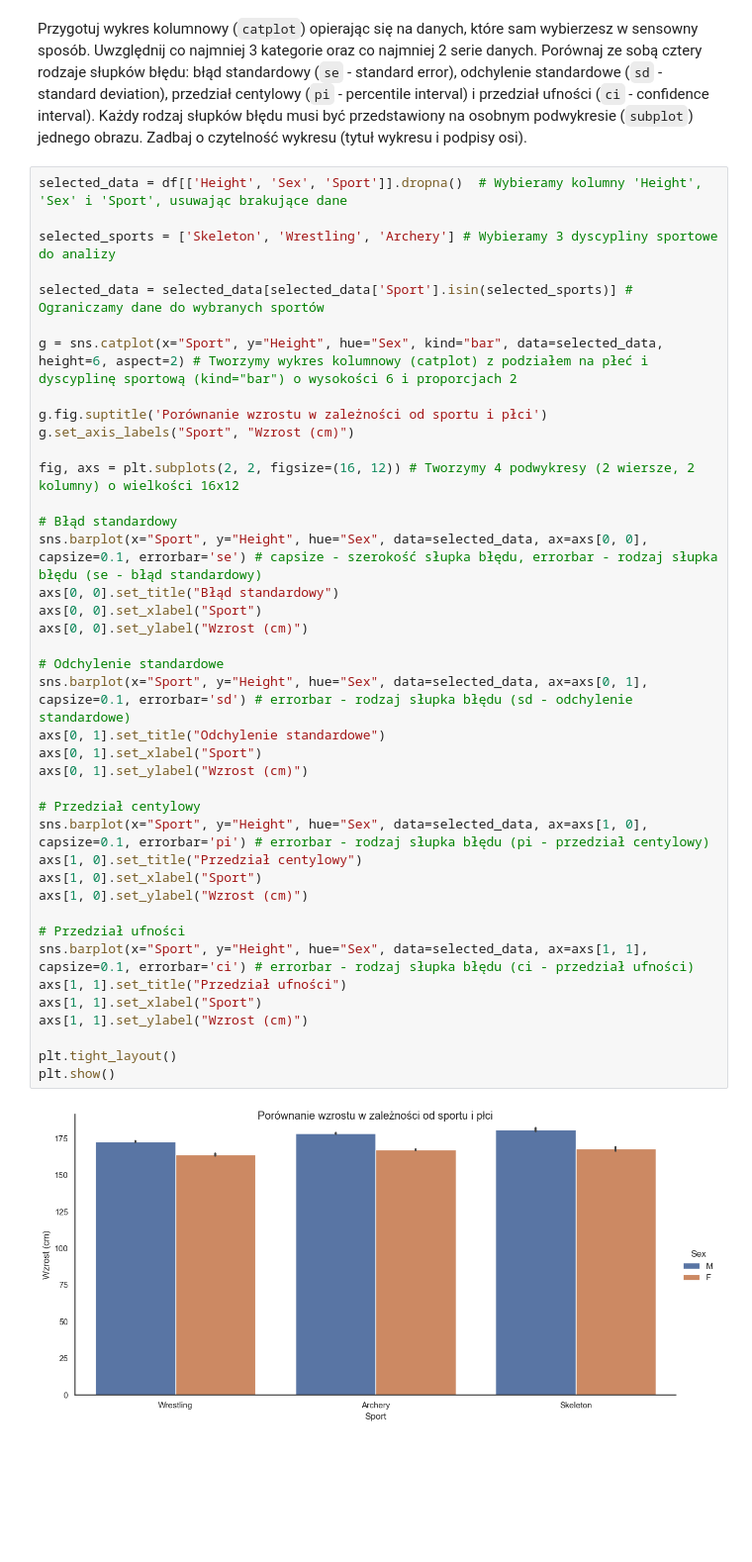
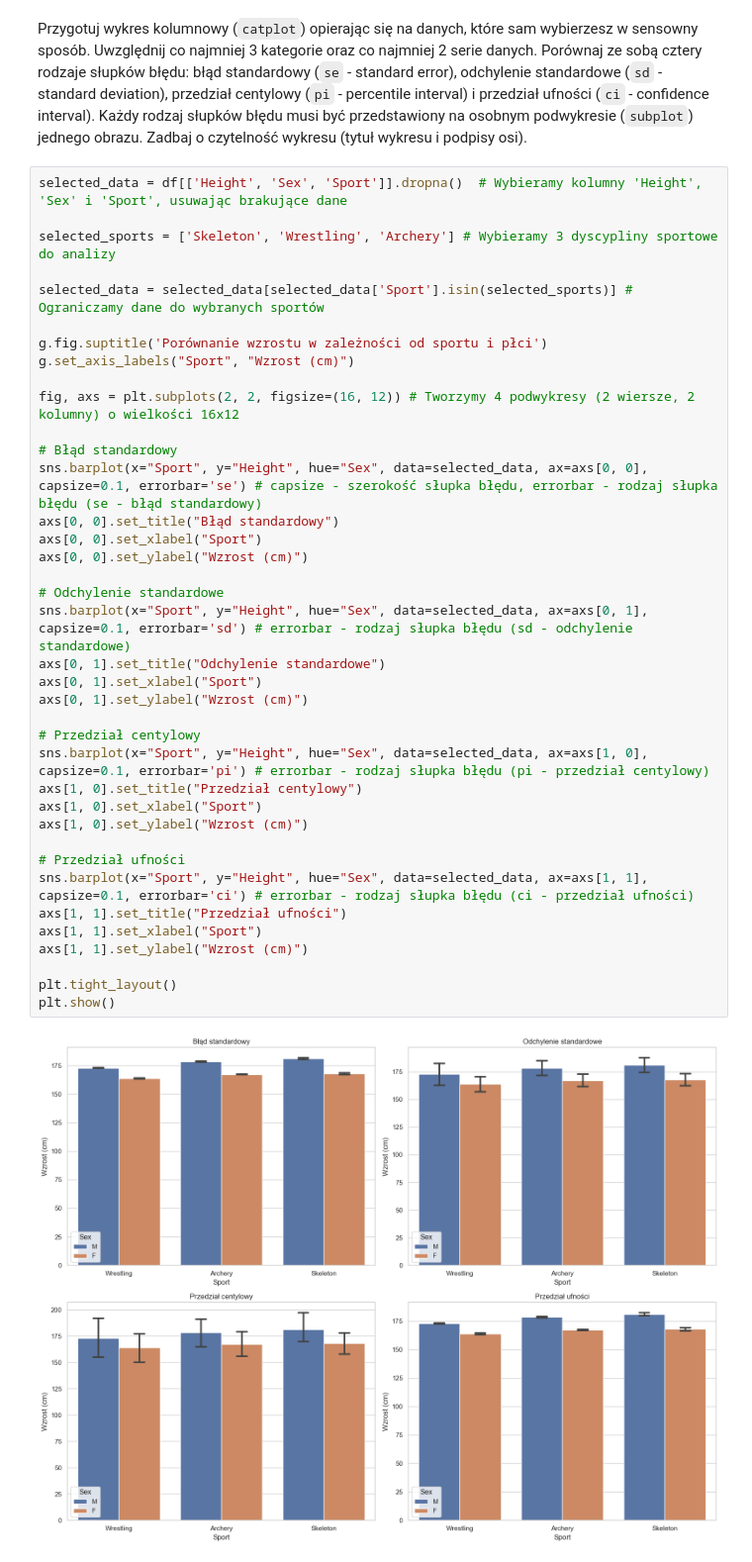
Before and after one commit to kambed/DataVisualization, a Jupyter notebook: seaborn.ipynb, the cells around one changed output. Shown at 99% size. Saved outputs shown, nothing was run; the diff lists cells and outputs as text; blank space fills up the shorter version.

```diff
--- a/seaborn.ipynb
+++ b/seaborn.ipynb
@@ -313,39 +311,37 @@ selected_data = df[['Height', 'Sex', 'Sport']].dropna()  # Wybieramy kolumny 'He
 selected_sports = ['Skeleton', 'Wrestling', 'Archery'] # Wybieramy 3 dyscypliny sportowe do analizy
 
 selected_data = selected_data[selected_data['Sport'].isin(selected_sports)] # Ograniczamy dane do wybranych sportów
-
-g = sns.catplot(x="Sport", y="Height", hue="Sex", kind="bar", data=selected_data, height=6, aspect=2) # Tworzymy wykres kolumnowy (catplot) z podziałem na płeć i dyscyplinę sportową (kind="bar") o wysokości 6 i proporcjach 2
 
 g.fig.suptitle('Porównanie wzrostu w zależności od sportu i płci')
 g.set_axis_labels("Sport", "Wzrost (cm)")
 
 fig, axs = plt.subplots(2, 2, figsize=(16, 12)) # Tworzymy 4 podwykresy (2 wiersze, 2 kolumny) o wielkości 16x12
 
 # Błąd standardowy
 sns.barplot(x="Sport", y="Height", hue="Sex", data=selected_data, ax=axs[0, 0], capsize=0.1, errorbar='se') # capsize - szerokość słupka błędu, errorbar - rodzaj słupka błędu (se - błąd standardowy)
 axs[0, 0].set_title("Błąd standardowy")
 axs[0, 0].set_xlabel("Sport")
 axs[0, 0].set_ylabel("Wzrost (cm)")
 
 # Odchylenie standardowe
 sns.barplot(x="Sport", y="Height", hue="Sex", data=selected_data, ax=axs[0, 1], capsize=0.1, errorbar='sd') # errorbar - rodzaj słupka błędu (sd - odchylenie standardowe)
 axs[0, 1].set_title("Odchylenie standardowe")
 axs[0, 1].set_xlabel("Sport")
 axs[0, 1].set_ylabel("Wzrost (cm)")
 
 # Przedział centylowy
 sns.barplot(x="Sport", y="Height", hue="Sex", data=selected_data, ax=axs[1, 0], capsize=0.1, errorbar='pi') # errorbar - rodzaj słupka błędu (pi - przedział centylowy)
 axs[1, 0].set_title("Przedział centylowy")
 axs[1, 0].set_xlabel("Sport")
 axs[1, 0].set_ylabel("Wzrost (cm)")
 
 # Przedział ufności
 sns.barplot(x="Sport", y="Height", hue="Sex", data=selected_data, ax=axs[1, 1], capsize=0.1, errorbar='ci') # errorbar - rodzaj słupka błędu (ci - przedział ufności)
 axs[1, 1].set_title("Przedział ufności")
 axs[1, 1].set_xlabel("Sport")
 axs[1, 1].set_ylabel("Wzrost (cm)")
 
 plt.tight_layout()
 plt.show()
 # %% [output]
-[figure, old version]
+[figure, new version]
```
Also changed, not shown: parts of 4 cells of this notebook.
